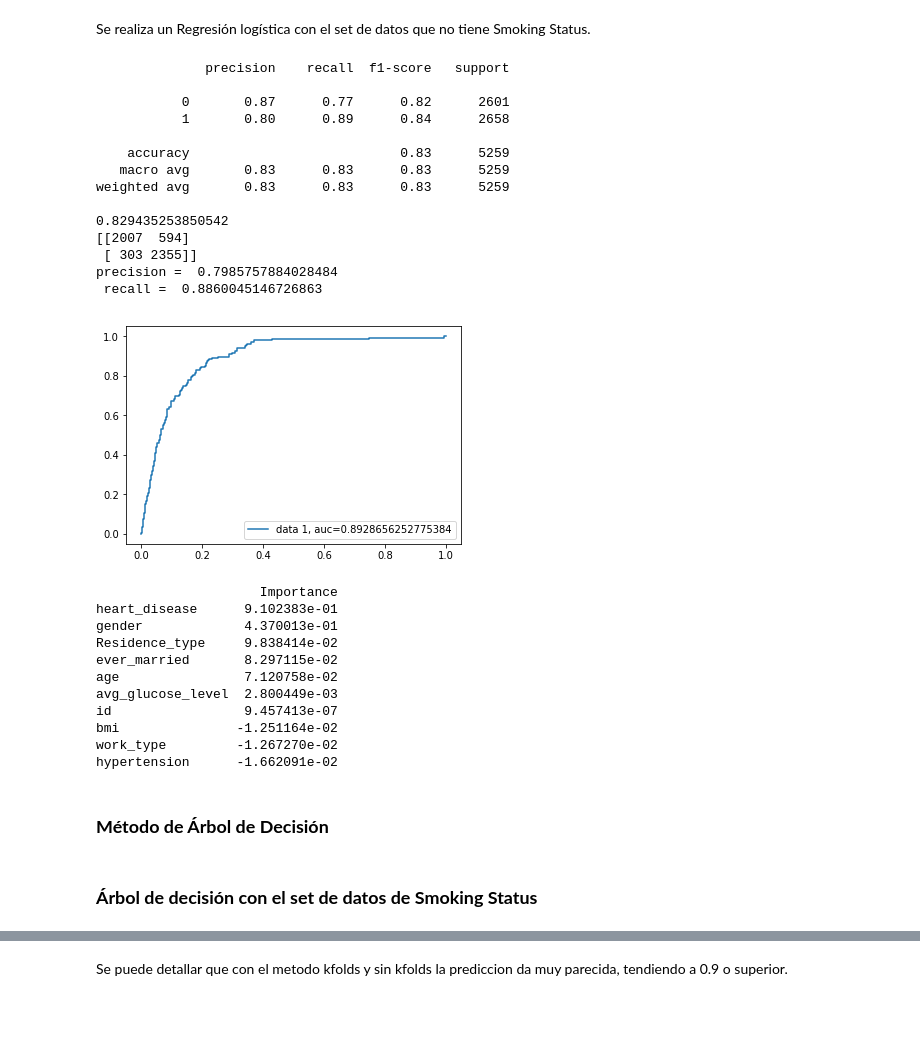
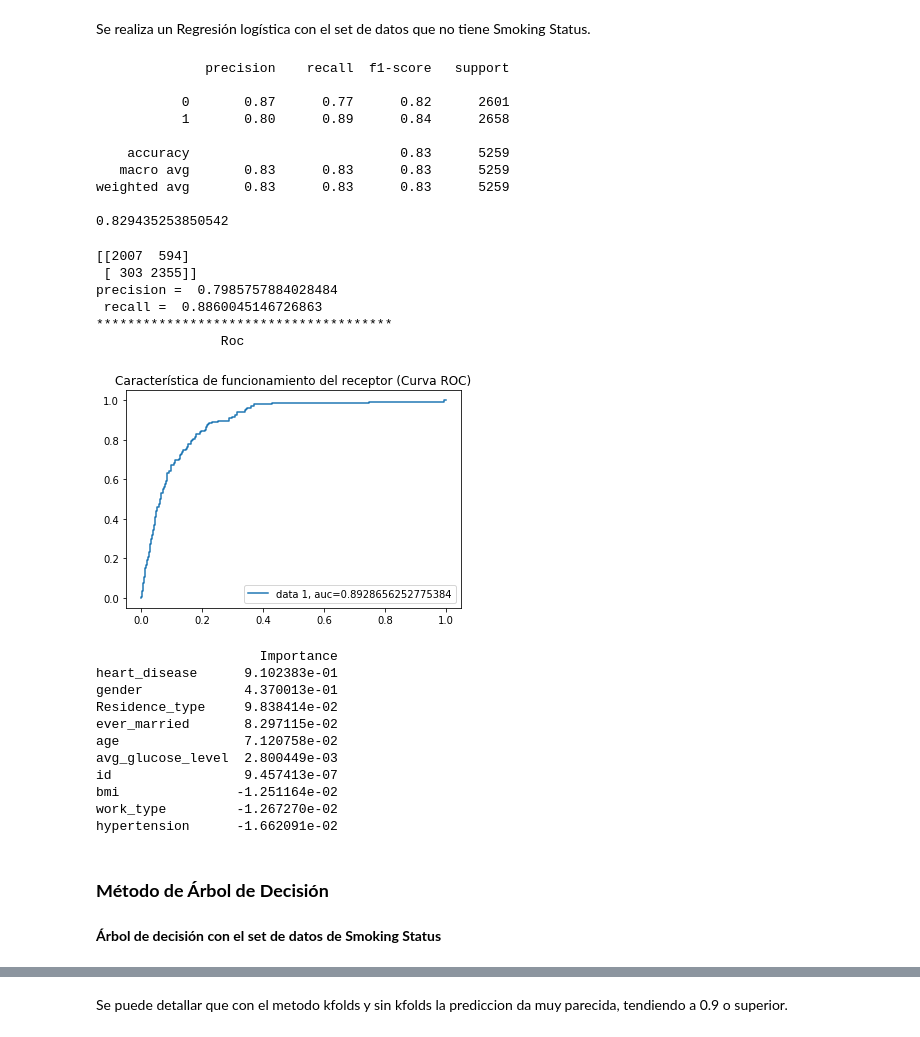
Before and after one commit to jpablofdez/DataScience, a Jupyter notebook: ProjectoFinal.ipynb, the cells around one changed output, grey strips where cells are left out. Cells and saved outputs as stored; diff of their text form; code cells hidden in the pictures.

```diff
--- a/ProjectoFinal.ipynb
+++ b/ProjectoFinal.ipynb
@@ -84,8 +94,11 @@ from scipy.linalg import solve
 # luego le hacemos un join, para obtener el conjunto de datos completo y es con el que vamos hacer las predicciones.
 #data = pd.read_csv('train_2v.csv')
 
-train_data= pd.read_csv("train_2v.csv")
-test_data=pd.read_csv("test_2v.csv")
+#train_data= pd.read_csv("train_2v.csv")
+#test_data=pd.read_csv("test_2v.csv")
+
+train_data= pd.read_csv("https://raw.githubusercontent.com/jpablofdez/DataScience/master/Datos/train_2v.csv")
+test_data=pd.read_csv("https://raw.githubusercontent.com/jpablofdez/DataScience/master/Datos/test_2v.csv")
 # %%
 # Realizamos un head de la funcion pandas al set de datos para ver los datos que tenemos.
 train_data.head()
@@ -624,53 +647,59 @@ logg.fit(X_train_1,y_train_1)
 
 pred = logg.predict(X_test_1)
 print(classification_report(y_test_1,pred))
 print (accuracy_score(y_test_1,pred))
 print (confusion_matrix(y_test_1,pred))
 
 precision = precision_score(y_test_1,pred)
 recall = recall_score(y_test_1,pred)
 print( 'precision = ', precision, '\n', 'recall = ', recall)
 
 y_pred_proba = logg.predict_proba(X_test_1)[::,1]
 fpr, tpr, _ = roc_curve(y_test_1,  y_pred_proba)
 auc = roc_auc_score(y_test_1, y_pred_proba)
+
+print( '**************************************')
+print( '                Roc')
+plt.title('Característica de funcionamiento del receptor (Curva ROC)')
 plt.plot(fpr,tpr,label="data 1, auc="+str(auc))
 plt.legend(loc=4)
 plt.show()
 
 impFeatures = pd.DataFrame(logg.coef_[0] ,index=train_data_without_smoke.loc[:,train_data_without_smoke.columns!='stroke'].columns,columns=['Importance']).sort_values(by='Importance',ascending=False)
 print (impFeatures)
 # %% [output]
               precision    recall  f1-score   support
 
            0       0.87      0.77      0.82      2601
            1       0.80      0.89      0.84      2658
 
     accuracy                           0.83      5259
    macro avg       0.83      0.83      0.83      5259
 weighted avg       0.83      0.83      0.83      5259
 
 0.829435253850542
-[[2007  594]
- [ 303 2355]]
-precision =  0.7985757884028484
- recall =  0.8860045146726863
+[[2007  594]
+ [ 303 2355]]
+precision =  0.7985757884028484
+ recall =  0.8860045146726863
+**************************************
+                Roc
-[figure, old version]
+[figure, new version]
-                     Importance
-heart_disease      9.102383e-01
-gender             4.370013e-01
-Residence_type     9.838414e-02
-ever_married       8.297115e-02
-age                7.120758e-02
-avg_glucose_level  2.800449e-03
-id                 9.457413e-07
-bmi               -1.251164e-02
-work_type         -1.267270e-02
-hypertension      -1.662091e-02
+                     Importance
+heart_disease      9.102383e-01
+gender             4.370013e-01
+Residence_type     9.838414e-02
+ever_married       8.297115e-02
+age                7.120758e-02
+avg_glucose_level  2.800449e-03
+id                 9.457413e-07
+bmi               -1.251164e-02
+work_type         -1.267270e-02
+hypertension      -1.662091e-02
 # %% [markdown]
 ### **Método de Árbol de Decisión**
 # %% [markdown]
-### **Árbol de decisión con el set de datos de Smoking Status**
+**Árbol de decisión con el set de datos de Smoking Status**
 # %%
 # Usamos el metodo de kfolds y le hacemos un split de 10 segmentos.
 kft = StratifiedKFold(n_splits=10,shuffle=True,random_state=seed)
```
Also changed, not shown: parts of 23 cells of this notebook.
